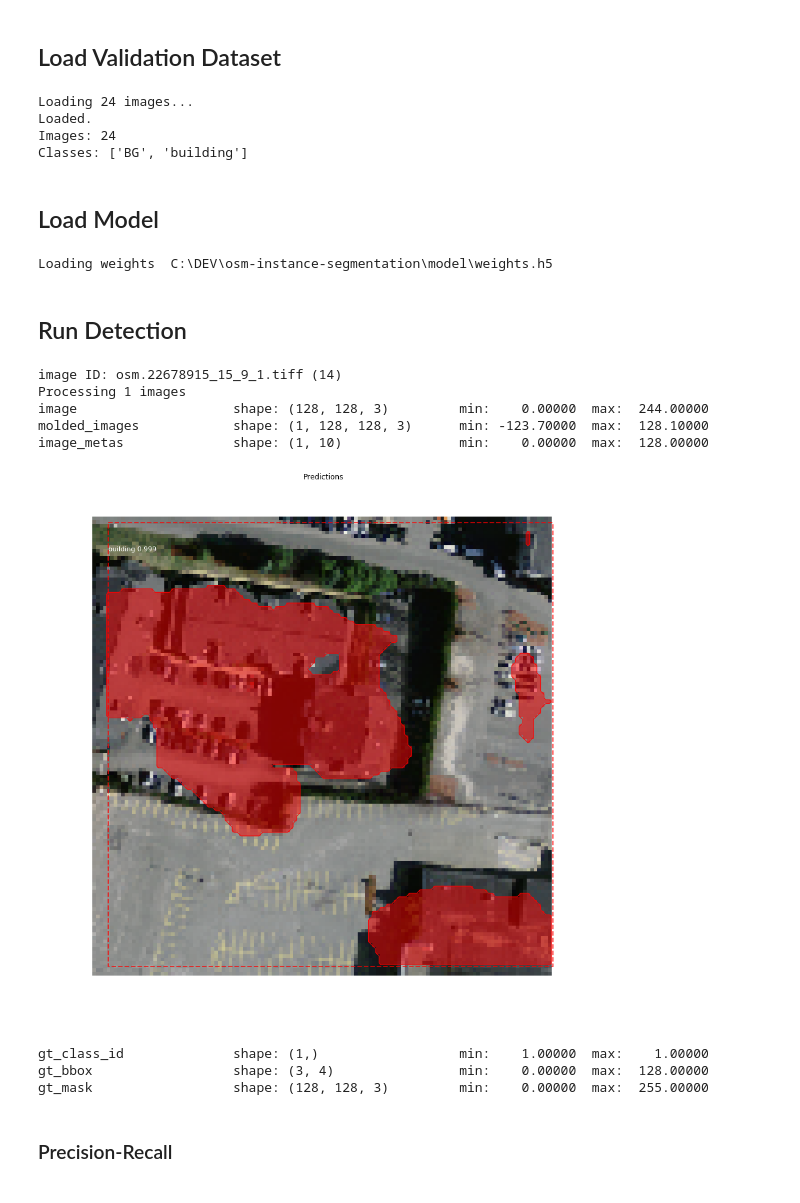
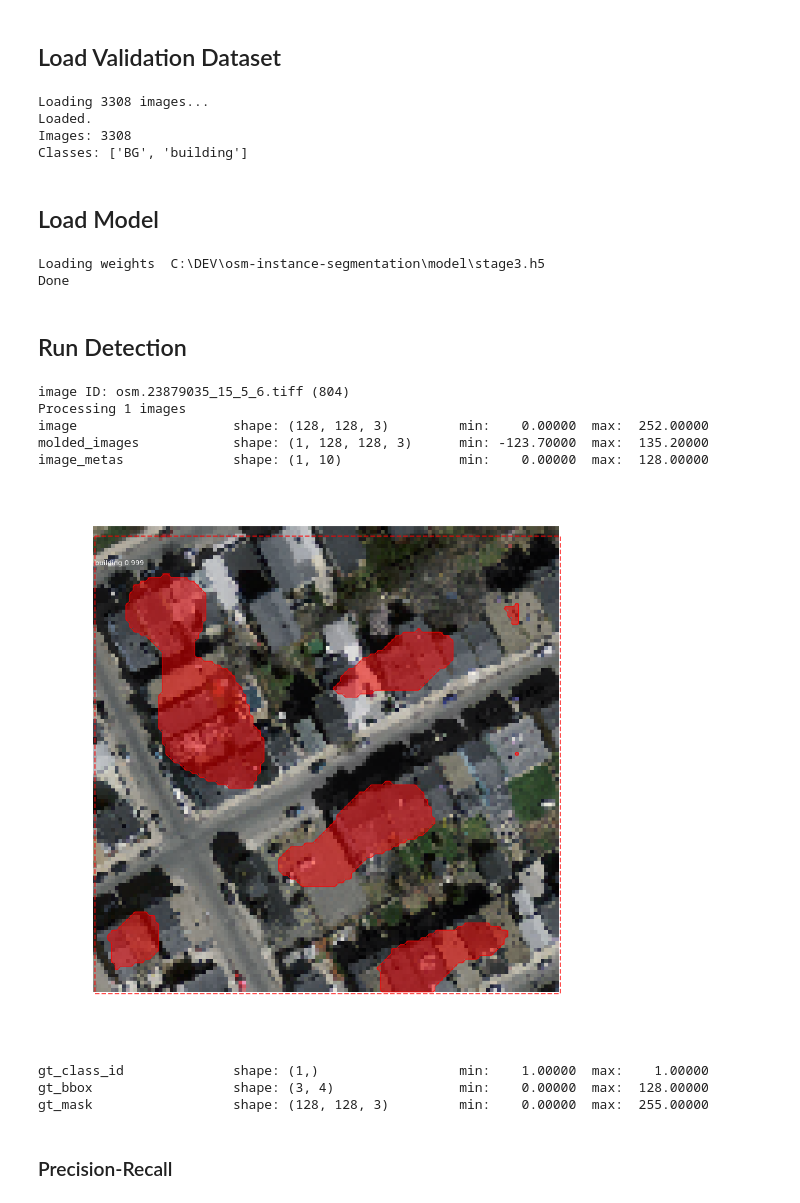
Before and after one commit to mnboos/osm-instance-segmentation, a Jupyter notebook: inspect_model.ipynb, the cells around one changed output. Saved outputs shown, nothing was run; the diff lists cells and outputs as text; code cells hidden in the pictures.

```diff
--- a/inspect_model.ipynb
+++ b/inspect_model.ipynb
@@ -32,4 +32,4 @@ MODEL_DIR = os.path.join(ROOT_DIR, "logs")
 COCO_MODEL_PATH = os.path.join(ROOT_DIR, "mask_rcnn", "mask_rcnn_coco.h5")
 
 # Path to Shapes trained weights
-WEIGHTS_PATH = os.path.join(ROOT_DIR, "model", "weights.h5")
+WEIGHTS_PATH = os.path.join(ROOT_DIR, "model", "stage3.h5")
@@ -97,7 +95,7 @@ def get_ax(rows=1, cols=1, size=16):
 # %%
 from core.mask_rcnn_config import OsmMappingDataset
 
-TRAINING_DATA_DIR = r"C:\Temp\images\training\split_small"
+TRAINING_DATA_DIR = r"C:\Temp\images\training\split"
 
 images = list(filter(lambda f: f.endswith(".tiff"), os.listdir(TRAINING_DATA_DIR)))
 
@@ -116,9 +114,9 @@ dataset.prepare()
 
 print("Images: {}\nClasses: {}".format(len(dataset.image_ids), dataset.class_names))
 # %% [output]
-Loading 24 images...
+Loading 3308 images...
 Loaded.
-Images: 24
+Images: 3308
 Classes: ['BG', 'building']
 # %% [markdown]
 ## Load Model
@@ -131,36 +129,37 @@ with tf.device(DEVICE):
 # Load weights
 print("Loading weights ", WEIGHTS_PATH)
 model.load_weights(WEIGHTS_PATH, by_name=True)
+print("Done")
 # %% [output]
-Loading weights  C:\DEV\osm-instance-segmentation\model\weights.h5
+Loading weights  C:\DEV\osm-instance-segmentation\model\stage3.h5
+Done
 # %% [markdown]
 ## Run Detection
 # %%
 image_id = random.choice(dataset.image_ids)
 image, image_meta, gt_class_id, gt_bbox, gt_mask =\
     modellib.load_image_gt(dataset, config, image_id, use_mini_mask=False)
 info = dataset.image_info[image_id]
 print("image ID: {}.{} ({}) {}".format(info["source"], info["id"], image_id,
                                        dataset.image_reference(image_id)))
 # Run object detection
 results = model.detect([image], verbose=1)
 
 # Display results
 ax = get_ax(1)
 r = results[0]
 visualize.display_instances(image, r['rois'], r['masks'], r['class_ids'],
-                            dataset.class_names, r['scores'], ax=ax,
-                            title="Predictions")
+                            dataset.class_names, r['scores'], ax=ax)
 log("gt_class_id", gt_class_id)
 log("gt_bbox", gt_bbox)
 log("gt_mask", gt_mask)
 # %% [output]
-image ID: osm.22678915_15_9_1.tiff (14)
+image ID: osm.23879035_15_5_6.tiff (804)
 Processing 1 images
-image                    shape: (128, 128, 3)         min:    0.00000  max:  244.00000
-molded_images            shape: (1, 128, 128, 3)      min: -123.70000  max:  128.10000
+image                    shape: (128, 128, 3)         min:    0.00000  max:  252.00000
+molded_images            shape: (1, 128, 128, 3)      min: -123.70000  max:  135.20000
 image_metas              shape: (1, 10)               min:    0.00000  max:  128.00000
-[figure, old version]
+[figure, new version]
 gt_class_id              shape: (1,)                  min:    1.00000  max:    1.00000
 gt_bbox                  shape: (3, 4)                min:    0.00000  max:  128.00000
 gt_mask                  shape: (128, 128, 3)         min:    0.00000  max:  255.00000
```
Also changed, not shown: parts of 28 cells of this notebook, 13 other files.
